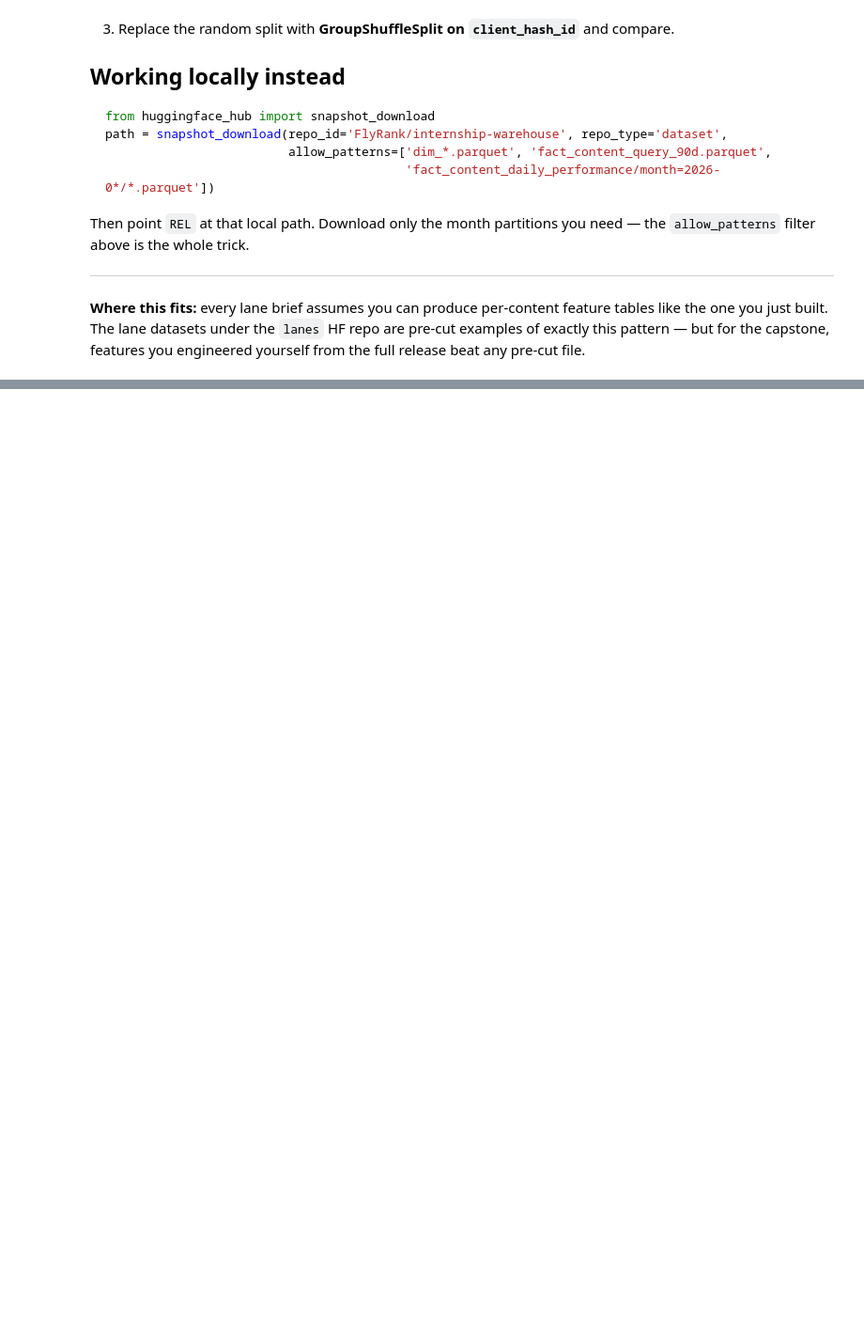
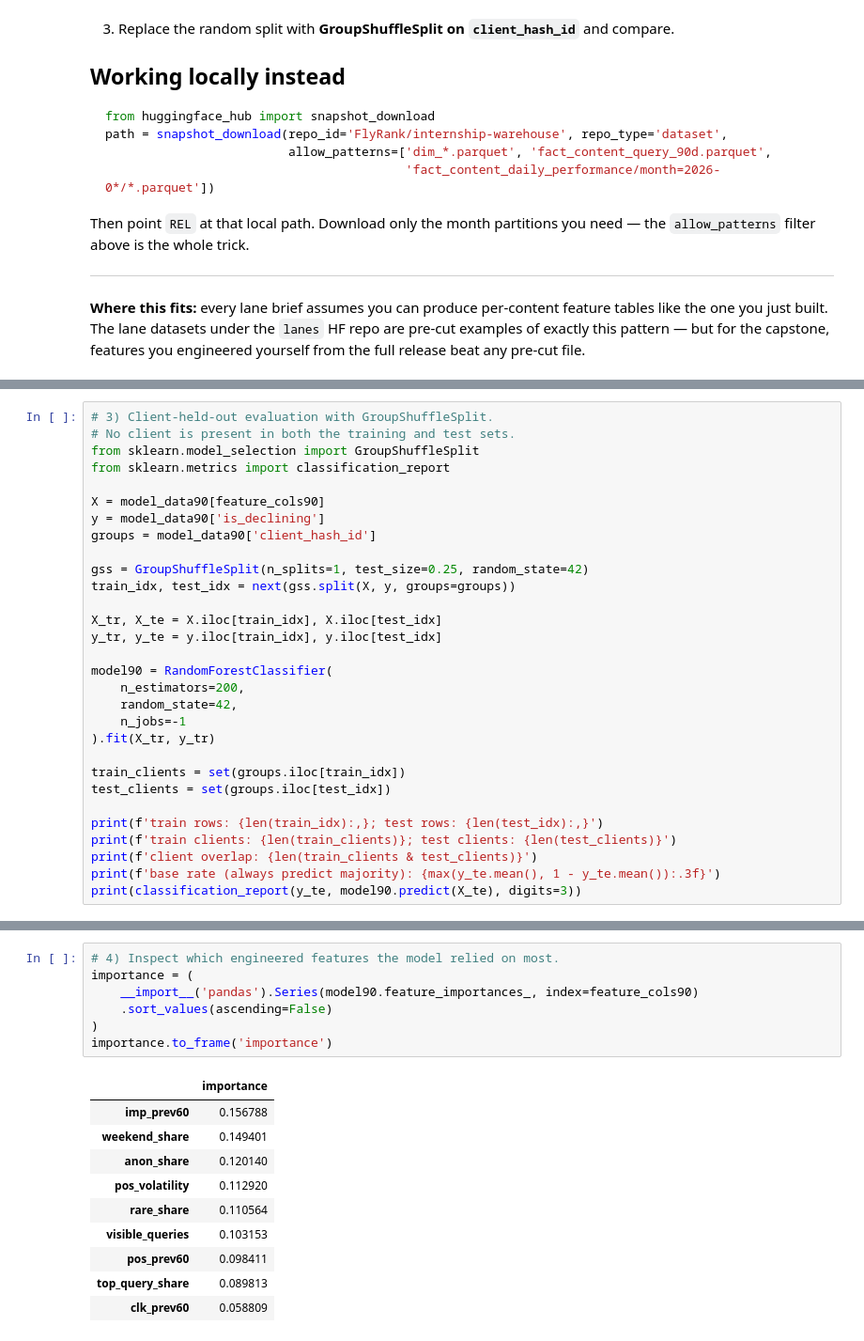
Before and after one commit to Fraz-Rasool/ML-Internship, a Jupyter notebook: notebooks/03_working_with_the_full_release.ipynb, the cells around one changed output, grey strips where cells are left out. Shown at 94% size. Saved outputs shown, nothing was run; the diff lists cells and outputs as text; blank space fills up the shorter version.

```diff
--- a/notebooks/03_working_with_the_full_release.ipynb
+++ b/notebooks/03_working_with_the_full_release.ipynb
@@ -183,0 +306,30 @@ release beat any pre-cut file.
+# %%
+# 3) Client-held-out evaluation with GroupShuffleSplit.
+# No client is present in both the training and test sets.
+from sklearn.model_selection import GroupShuffleSplit
+from sklearn.metrics import classification_report
+
+X = model_data90[feature_cols90]
+y = model_data90['is_declining']
+groups = model_data90['client_hash_id']
+
+gss = GroupShuffleSplit(n_splits=1, test_size=0.25, random_state=42)
+train_idx, test_idx = next(gss.split(X, y, groups=groups))
+
+X_tr, X_te = X.iloc[train_idx], X.iloc[test_idx]
+y_tr, y_te = y.iloc[train_idx], y.iloc[test_idx]
+
+model90 = RandomForestClassifier(
+    n_estimators=200,
+    random_state=42,
+    n_jobs=-1
+).fit(X_tr, y_tr)
+
+train_clients = set(groups.iloc[train_idx])
+test_clients = set(groups.iloc[test_idx])
+
+print(f'train rows: {len(train_idx):,}; test rows: {len(test_idx):,}')
+print(f'train clients: {len(train_clients)}; test clients: {len(test_clients)}')
+print(f'client overlap: {len(train_clients & test_clients)}')
+print(f'base rate (always predict majority): {max(y_te.mean(), 1 - y_te.mean()):.3f}')
+print(classification_report(y_te, model90.predict(X_te), digits=3))
@@ -183,0 +349,18 @@ release beat any pre-cut file.
+# %%
+# 4) Inspect which engineered features the model relied on most.
+importance = (
+    __import__('pandas').Series(model90.feature_importances_, index=feature_cols90)
+    .sort_values(ascending=False)
+)
+importance.to_frame('importance')
+# %% [output]
+|  | importance |
+| imp_prev60 | 0.156788 |
+| weekend_share | 0.149401 |
+| anon_share | 0.120140 |
+| pos_volatility | 0.112920 |
+| rare_share | 0.110564 |
+| visible_queries | 0.103153 |
+| pos_prev60 | 0.098411 |
+| top_query_share | 0.089813 |
+| clk_prev60 | 0.058809 |
```
Also changed, not shown: parts of 9 cells of this notebook.
